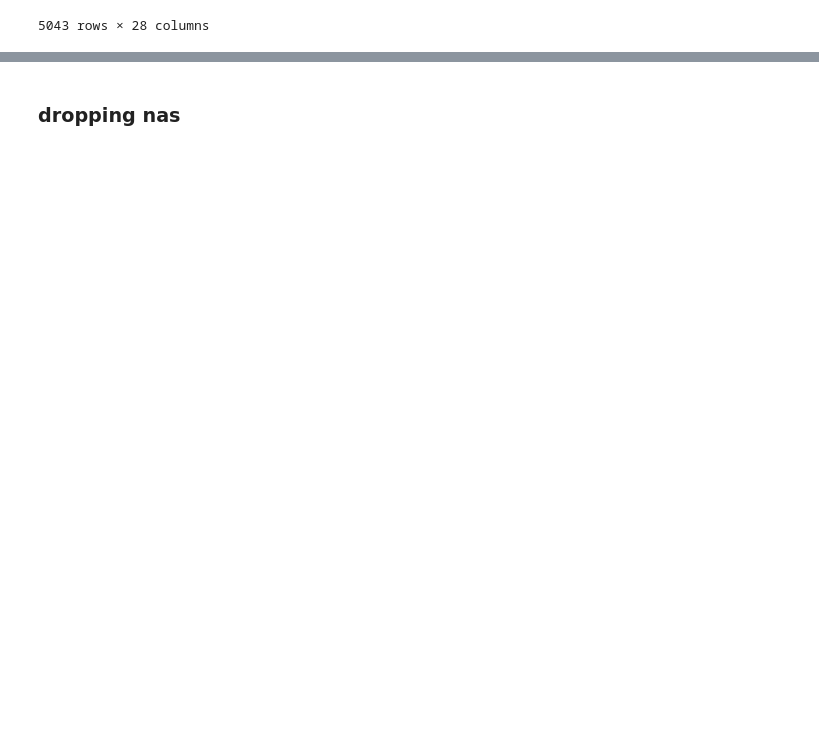
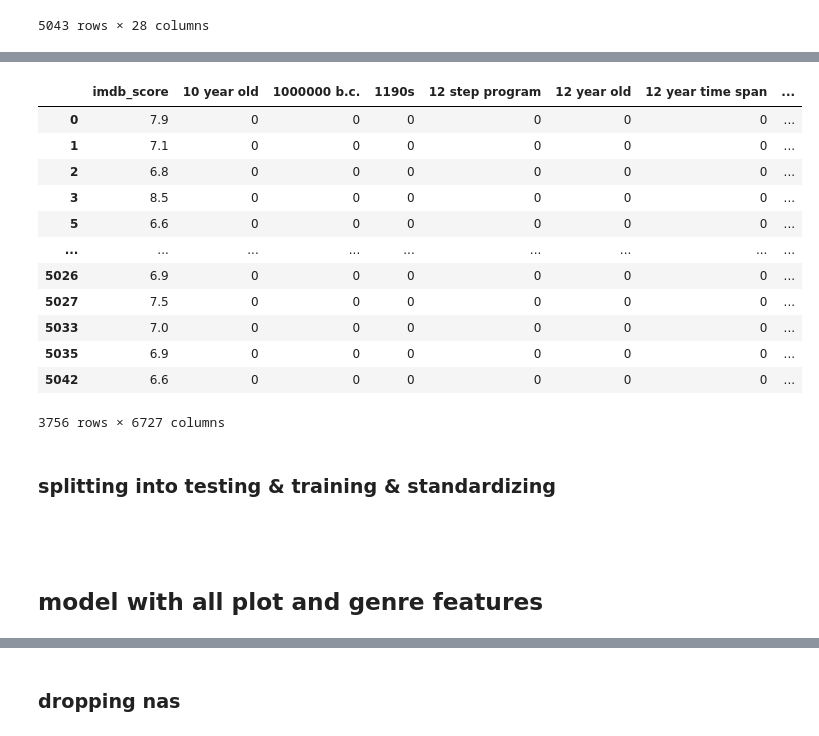
Before and after one commit to klee2024/movie_rating_prediction, a Jupyter notebook: movie_rating_analysis.ipynb, the cells around one changed output, grey strips where cells are left out. Saved outputs shown, nothing was run; the diff lists cells and outputs as text; code cells hidden in the pictures; blank space fills up the shorter version.

```diff
--- a/movie_rating_analysis.ipynb
+++ b/movie_rating_analysis.ipynb
@@ -93,0 +265,4 @@ movies_clean_genres = movies.join(
+# %%
+plots_lists = [x.split("|") for x in plots]
+# %%
+plot_one_hot_df["plot_keywords"] = plots_lists
@@ -93,0 +271,6 @@ movies_clean_genres = movies.join(
+# %%
+plot_one_hot_df = plot_one_hot_df.join(
+            pd.DataFrame.sparse.from_spmatrix(
+                mlb.fit_transform(plot_one_hot_df.pop('plot_keywords')),
+                index=plot_one_hot_df.index,
+                columns=mlb.classes_))
@@ -93,0 +332,28 @@ movies_clean_genres = movies.join(
+# %%
+plot_df = plot_one_hot_df.drop(['duration', 'director_facebook_likes', 'actor_3_facebook_likes',
+       'actor_1_facebook_likes', 'gross', 'num_voted_users',
+       'cast_total_facebook_likes', 'num_user_for_reviews',
+       'budget', 'title_year', 'actor_2_facebook_likes',
+       'movie_facebook_likes'], axis = 1)
+# %%
+plot_df
+# %% [output]
+|  | imdb_score | 10 year old | 1000000 b.c. | 1190s | 12 step program | 12 year old | 12 year time span | ... |
+| 0 | 7.9 | 0 | 0 | 0 | 0 | 0 | 0 | ... |
+| 1 | 7.1 | 0 | 0 | 0 | 0 | 0 | 0 | ... |
+| 2 | 6.8 | 0 | 0 | 0 | 0 | 0 | 0 | ... |
+| 3 | 8.5 | 0 | 0 | 0 | 0 | 0 | 0 | ... |
+| 5 | 6.6 | 0 | 0 | 0 | 0 | 0 | 0 | ... |
+| ... | ... | ... | ... | ... | ... | ... | ... | ... |
+| 5026 | 6.9 | 0 | 0 | 0 | 0 | 0 | 0 | ... |
+| 5027 | 7.5 | 0 | 0 | 0 | 0 | 0 | 0 | ... |
+| 5033 | 7.0 | 0 | 0 | 0 | 0 | 0 | 0 | ... |
+| 5035 | 6.9 | 0 | 0 | 0 | 0 | 0 | 0 | ... |
+| 5042 | 6.6 | 0 | 0 | 0 | 0 | 0 | 0 | ... |
+3756 rows × 6727 columns
+# %% [markdown]
+### splitting into testing & training & standardizing
+# %% [markdown]
+#
+# %% [markdown]
+## model with all plot and genre features
```
Also changed, not shown: parts of 80 cells of this notebook.
